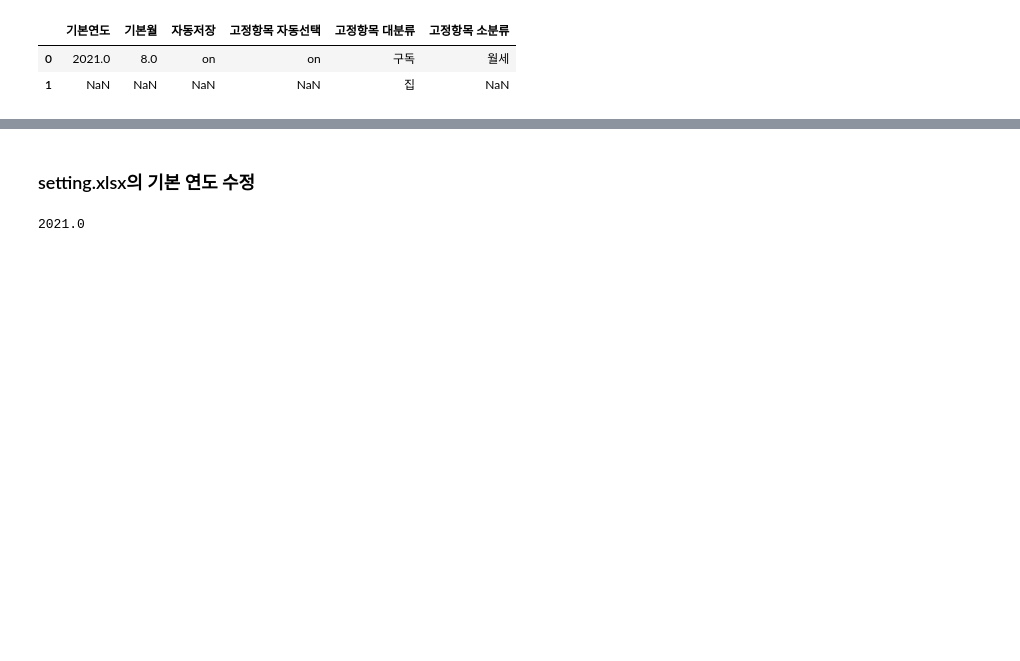
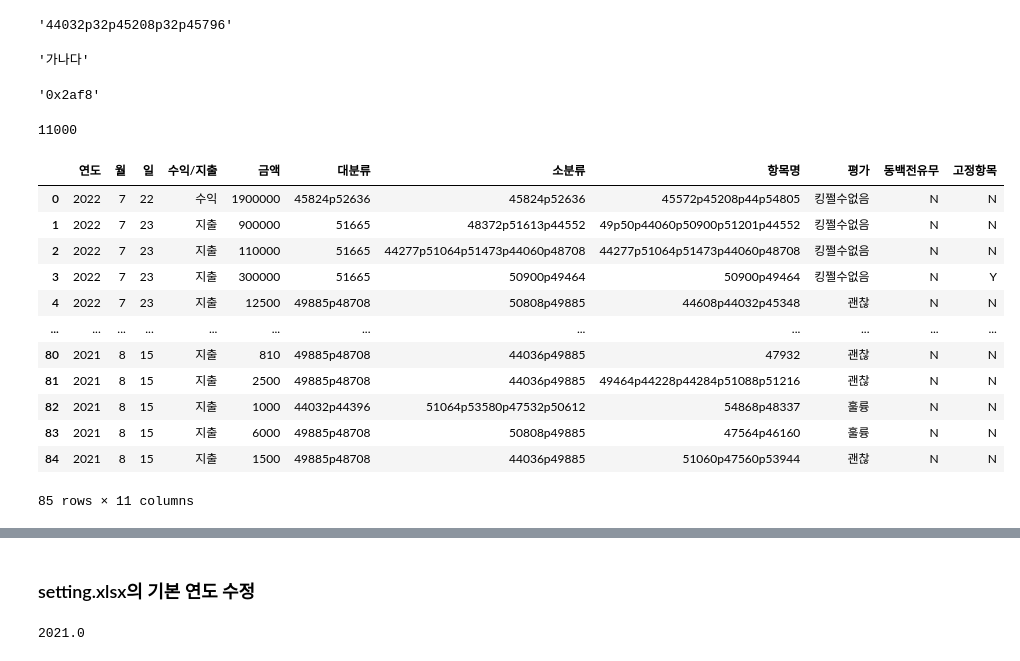
Before and after one commit to inmonim/gagyaebu, a Jupyter notebook: acoount_book_jp.ipynb, the cells around one changed output, grey strips where cells are left out. Drawn from its saved outputs; the diff is of its cells as text; code cells hidden in the pictures; blank space fills up the shorter version.

```diff
--- a/acoount_book_jp.ipynb
+++ b/acoount_book_jp.ipynb
@@ -11,6 +7,42 @@ True
-# %%
-setting
-# %% [output]
-|  | 기본연도 | 기본월 | 자동저장 | 고정항목 자동선택 | 고정항목 대분류 | 고정항목 소분류 |
-| 0 | 2021.0 | 8.0 | on | on | 구독 | 월세 |
-| 1 | NaN | NaN | NaN | NaN | 집 | NaN |
+# %%
+def cipher(string):
+    return 'p'.join([str(ord(i)) for i in string])
+
+cipher('가 나 다')
+# %% [output]
+'44032p32p45208p32p45796'
+# %%
+def hash(string):
+    return ''.join([chr(int(i)) for i in string.split('p')])
+
+hash(cipher('가나다'))
+# %% [output]
+'가나다'
+# %%
+def hash_money(inter):
+    return int(inter, 16)
+# %% [output]
+'0x2af8'
+# %%
+int('0x2af8', 16)
+# %% [output]
+11000
+# %%
+df.loc[:,['대분류']] = list(map(cipher, df.loc[:,'대분류']))
+df.loc[:,['소분류']] = list(map(cipher, df.loc[:,'소분류']))
+df.loc[:,['항목명']] = list(map(cipher, df.loc[:,'항목명']))
+df.loc[:,['금액']] = list(map(hex, df.loc[:,'금액']))
+# %% [output]
+|  | 연도 | 월 | 일 | 수익/지출 | 금액 | 대분류 | 소분류 | 항목명 | 평가 | 동백전유무 | 고정항목 |
+| 0 | 2022 | 7 | 22 | 수익 | 1900000 | 45824p52636 | 45824p52636 | 45572p45208p44p54805 | 킹쩔수없음 | N | N |
+| 1 | 2022 | 7 | 23 | 지출 | 900000 | 51665 | 48372p51613p44552 | 49p50p44060p50900p51201p44552 | 킹쩔수없음 | N | N |
+| 2 | 2022 | 7 | 23 | 지출 | 110000 | 51665 | 44277p51064p51473p44060p48708 | 44277p51064p51473p44060p48708 | 킹쩔수없음 | N | N |
+| 3 | 2022 | 7 | 23 | 지출 | 300000 | 51665 | 50900p49464 | 50900p49464 | 킹쩔수없음 | N | Y |
+| 4 | 2022 | 7 | 23 | 지출 | 12500 | 49885p48708 | 50808p49885 | 44608p44032p45348 | 괜찮 | N | N |
+| ... | ... | ... | ... | ... | ... | ... | ... | ... | ... | ... | ... |
+| 80 | 2021 | 8 | 15 | 지출 | 810 | 49885p48708 | 44036p49885 | 47932 | 괜찮 | N | N |
+| 81 | 2021 | 8 | 15 | 지출 | 2500 | 49885p48708 | 44036p49885 | 49464p44228p44284p51088p51216 | 괜찮 | N | N |
+| 82 | 2021 | 8 | 15 | 지출 | 1000 | 44032p44396 | 51064p53580p47532p50612 | 54868p48337 | 훌륭 | N | N |
+| 83 | 2021 | 8 | 15 | 지출 | 6000 | 49885p48708 | 50808p49885 | 47564p46160 | 훌륭 | N | N |
+| 84 | 2021 | 8 | 15 | 지출 | 1500 | 49885p48708 | 44036p49885 | 51060p47560p53944 | 괜찮 | N | N |
+85 rows × 11 columns
```
Also changed, not shown: parts of 2 cells of this notebook, 5 other files.
